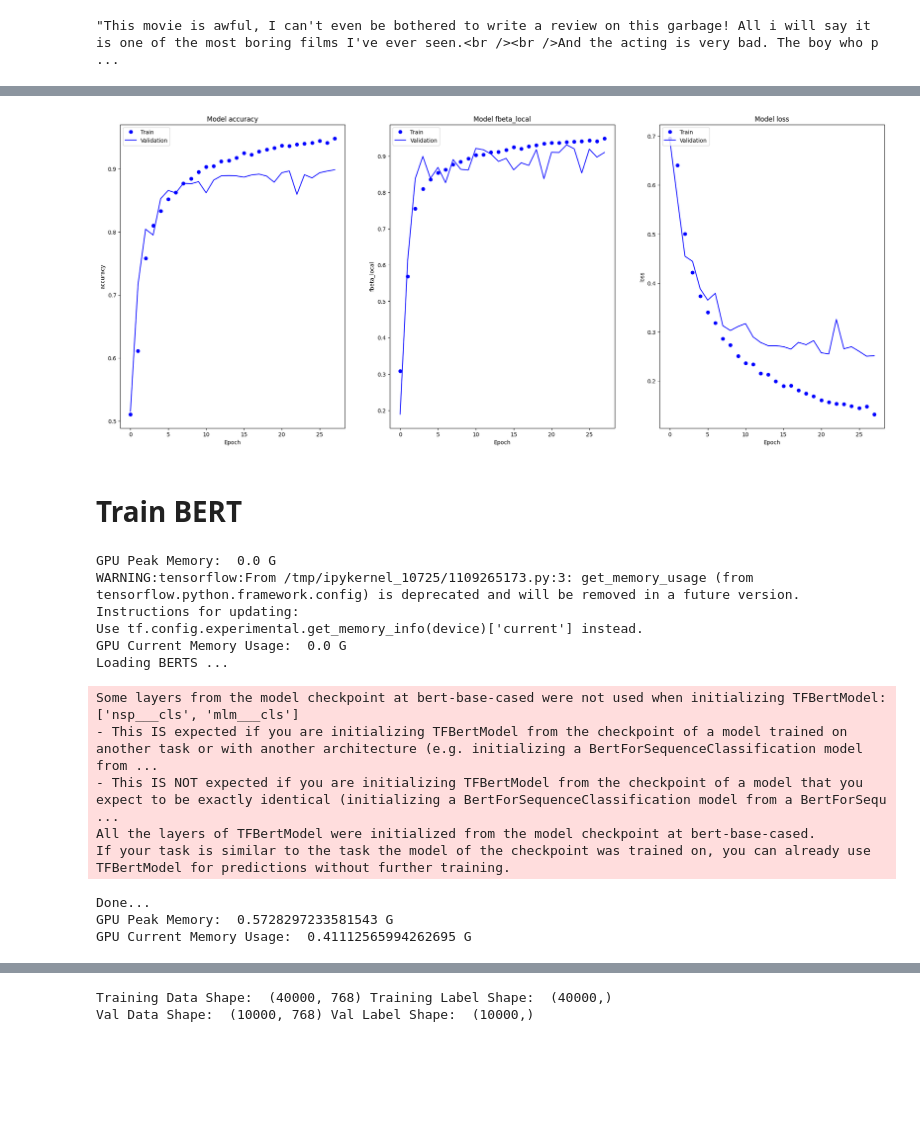
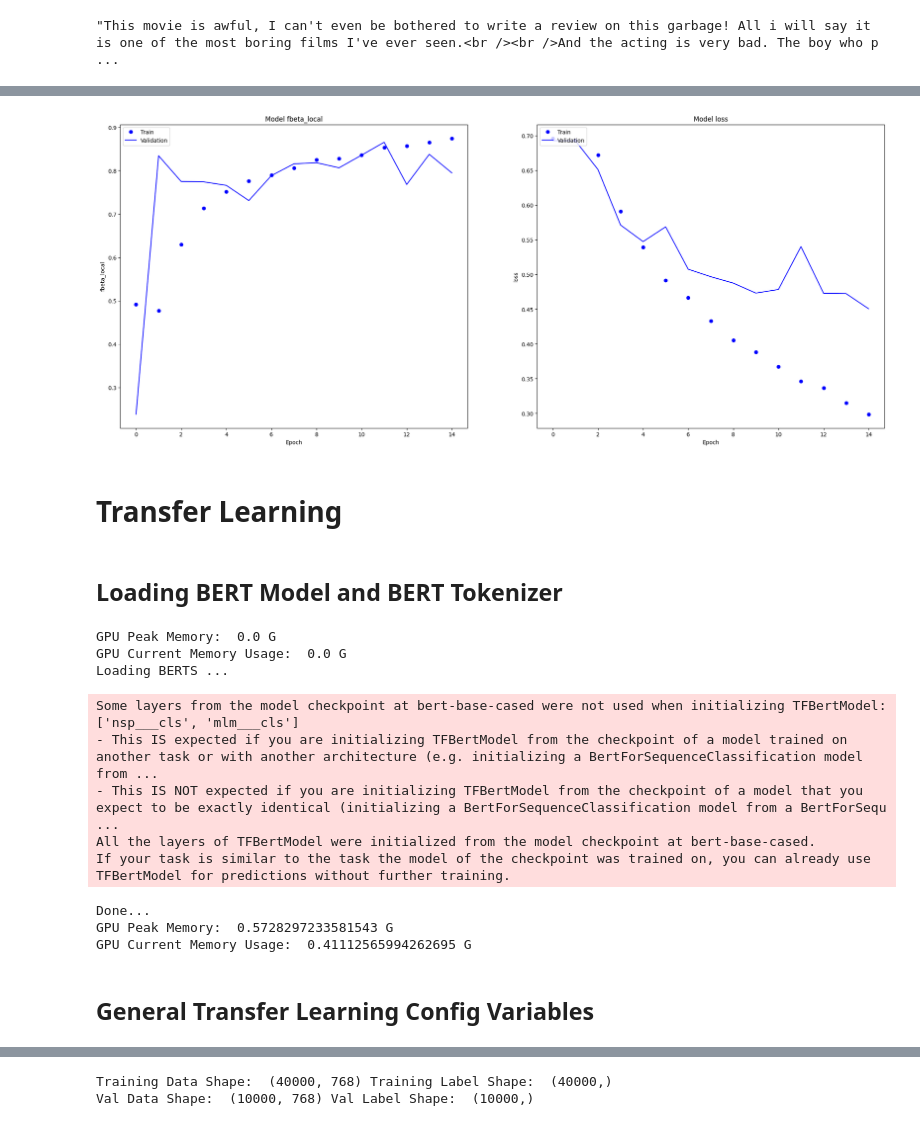
Before and after one commit to GhaidaAlAtoum/PlayGround_ML, a Jupyter notebook: Lab2/Lab2_Ghaida.ipynb, the cells around one changed output, grey strips where cells are left out. Cells and saved outputs as stored; diff of their text form; code cells hidden in the pictures; blank space fills up the shorter version.

```diff
--- a/Lab2/Lab2_Ghaida.ipynb
+++ b/Lab2/Lab2_Ghaida.ipynb
@@ -209,3 +445,6 @@ df['review'] = df['review'].apply(remove_html)
+# %%
+MAX_ART_LEN = 1000
+NUM_CLASSES = 1
 # %%
 # Tokenizer function
 # sentences : can be a list of strings, a generator of strings, or a list of list of strings
@@ -386,17 +533,23 @@ def get_cnn_model(max_art_len, embedding_layer, num_classes):
     return model
 # %%
-embedding_layer_numberbatch = define_embedding_layer(
-    300,
-    number_batch_embedding, #Use the entire numberbatch embedding and not the smaller version of vocab embedding_matrix_numberbatch
-    MAX_ART_LEN
-)
+cnn_model = None
+cnn_model_histories = []
+if LOAD_MODELS:
+    cnn_model = load_model("CNN_MODEL")
+    cnn_model_histories = load_history("CNN_MODEL")
+else:
+    embedding_layer_numberbatch = define_embedding_layer(
+        300,
+        number_batch_embedding, #Use the entire numberbatch embedding and not the smaller version of vocab embedding_matrix_numberbatch
+        MAX_ART_LEN
+    )
 
-cnn_histories_numberbatch_imdb = []
-cnn_model_numberbatch = get_cnn_model(
-    MAX_ART_LEN,
-    embedding_layer_numberbatch,
-    NUM_CLASSES
-)
+    cnn_model_histories = []
+    cnn_model = get_cnn_model(
+        MAX_ART_LEN,
+        embedding_layer_numberbatch,
+        NUM_CLASSES
+    )
 
-print(cnn_model_numberbatch.summary())
+print(cnn_model.summary())
 # %% [output]
@@ -448,27 +607,26 @@ Wall time: 2min 53s
-# %%
-plot_results(
-    'cnn_lab2',
-    ['accuracy', 'fbeta_local', 'loss'],
-    ['accuracy','val_accuracy','fbeta_local', 'val_fbeta_local', 'loss','val_loss'],
-    cnn_histories_numberbatch_imdb
-)
-# %% [output]
-[figure, removed]
+# %%
+plot_learning_curves(
+    cnn_model.name,
+    ['fbeta_local', 'loss'],
+    METRICS_IN_HISTORIES,
+    cnn_model_histories
+)
+# %% [output]
+[figure, added]
 # %% [markdown]
-# Train BERT
+# Transfer Learning
+# %% [markdown]
+## Loading BERT Model and BERT Tokenizer
 # %%
 print_gpu_usage()
 print("Loading BERTS ...")
 ## Load tokenizer and the pre-trained bert model
-tokenizer = AutoTokenizer.from_pretrained('bert-base-cased')
-bert = TFBertModel.from_pretrained('bert-base-cased')
+bert_base_cased_tokenizer = AutoTokenizer.from_pretrained('bert-base-cased')
+bert_base_cased_model = TFBertModel.from_pretrained('bert-base-cased')
 print("Done...")
 print_gpu_usage()
 # %% [output]
 GPU Peak Memory:  0.0 G
-WARNING:tensorflow:From /tmp/ipykernel_10725/1109265173.py:3: get_memory_usage (from tensorflow.python.framework.config) is deprecated and will be removed in a future version.
-Instructions for updating:
-Use tf.config.experimental.get_memory_info(device)['current'] instead.
 GPU Current Memory Usage:  0.0 G
 Loading BERTS ...
 Some layers from the model checkpoint at bert-base-cased were not used when initializing TFBertModel: ['nsp___cls', 'mlm___cls']
@@ -479,6 +637,8 @@ If your task is similar to the task the model of the checkpoint was trained on,
 Done...
 GPU Peak Memory:  0.5728297233581543 G
 GPU Current Memory Usage:  0.41112565994262695 G
+# %% [markdown]
+## General Transfer Learning Config Variables
 # %%
 batch_size = 16
 max_encoding_length = 512
```
Also changed, not shown: parts of 111 cells of this notebook.
